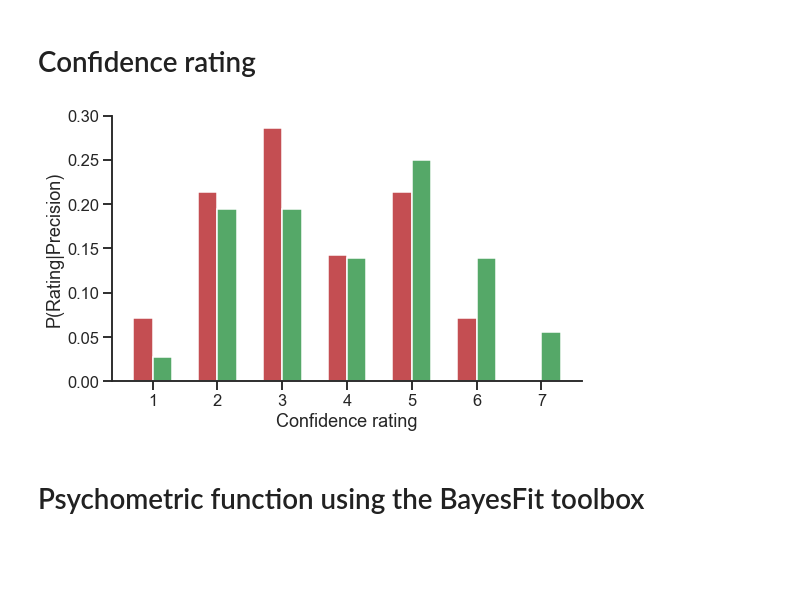
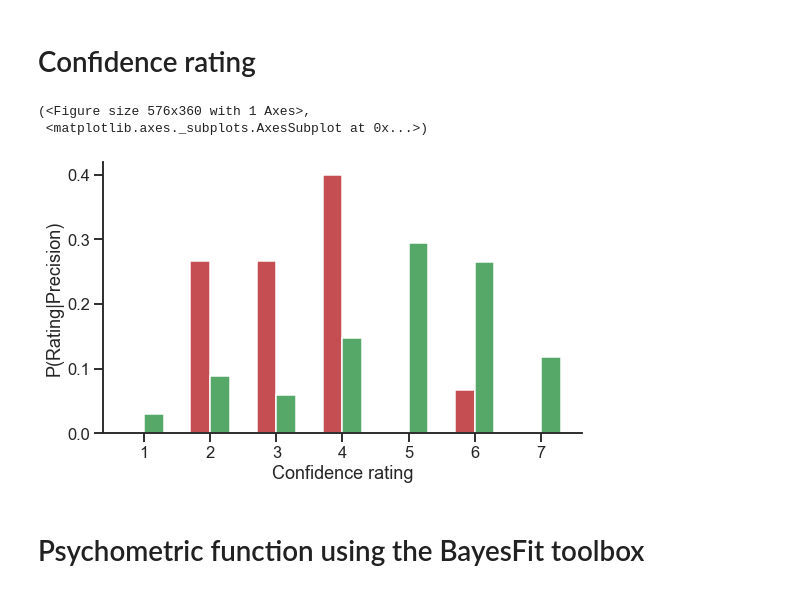
Before and after one commit to embodied-computation-group/Cardioception, a Jupyter notebook: cardioception/Analyses/Analyses.ipynb, the cells around one changed output. Drawn from its saved outputs; the diff is of its cells as text; code cells hidden in the pictures; blank space fills up the shorter version.

```diff
--- a/cardioception/Analyses/Analyses.ipynb
+++ b/cardioception/Analyses/Analyses.ipynb
@@ -8,7 +11,9 @@ no display found. Using non-interactive Agg backend
 # %% [markdown]
 **Import data**
 # %%
-results_df = pd.read_csv('HeartRateDiscrimination.txt')
+results_df = pd.read_csv('nicolas.txt')
 # %% [markdown]
 # Plot convergence
+# %%
+results_df = results_df.dropna()
 # %%
@@ -18,9 +31,11 @@ hrd_convergence(results_df);
 # %% [markdown]
 # Confidence rating
 # %%
-plot_confidence(results_df.Confidence, results_df.Accuracy);
+plot_confidence(results_df[results_df.StairCond==1].Confidence, results_df[results_df.StairCond==1].Accuracy)
 # %% [output]
+(<Figure size 576x360 with 1 Axes>,
+ <matplotlib.axes._subplots.AxesSubplot at 0x...>)
-[figure, old version]
+[figure, new version]
 # %% [markdown]
 # Psychometric function using the BayesFit toolbox
 # %% [markdown]
```
Also changed, not shown: parts of 6 cells of this notebook, 25 other files.
